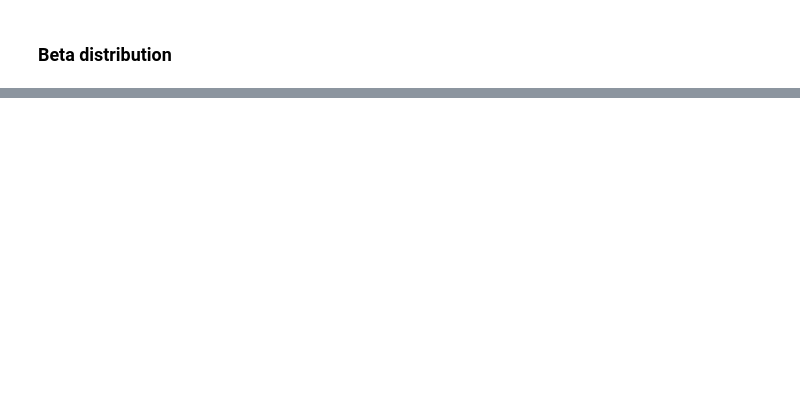
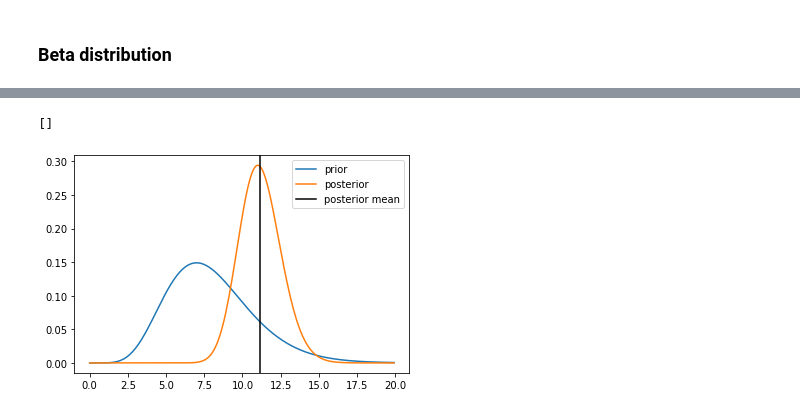
Before and after one commit to elisiojsj/Reference-Materials, a Jupyter notebook: Probability_distributions.ipynb, the cells around one changed output, grey strips where cells are left out. Drawn from its saved outputs; the diff is of its cells as text; code cells hidden in the pictures; blank space fills up the shorter version.

```diff
--- a/Probability_distributions.ipynb
+++ b/Probability_distributions.ipynb
@@ -314,0 +327,11 @@ sns.distplot(data_beta, bins=100, kde=True).set(xlabel='Beta Distribution', ylab
+# %%
+# generate the same plot above but with matplotlib
+lbda = [i for i in np.arange(0.01, 20, 0.1)]
+plt.plot(lbda, gamma(a=8, scale=1).pdf(lbda), label='prior')
+plt.plot(lbda, gamma(a=67, scale=1/6).pdf(lbda), label='posterior')
+plt.axvline(x=67/6, color='black', label='posterior mean')
+plt.legend()
+plt.plot()
+# %% [output]
+[]
+[figure, added]
```
Also changed, not shown: parts of 17 cells of this notebook.
